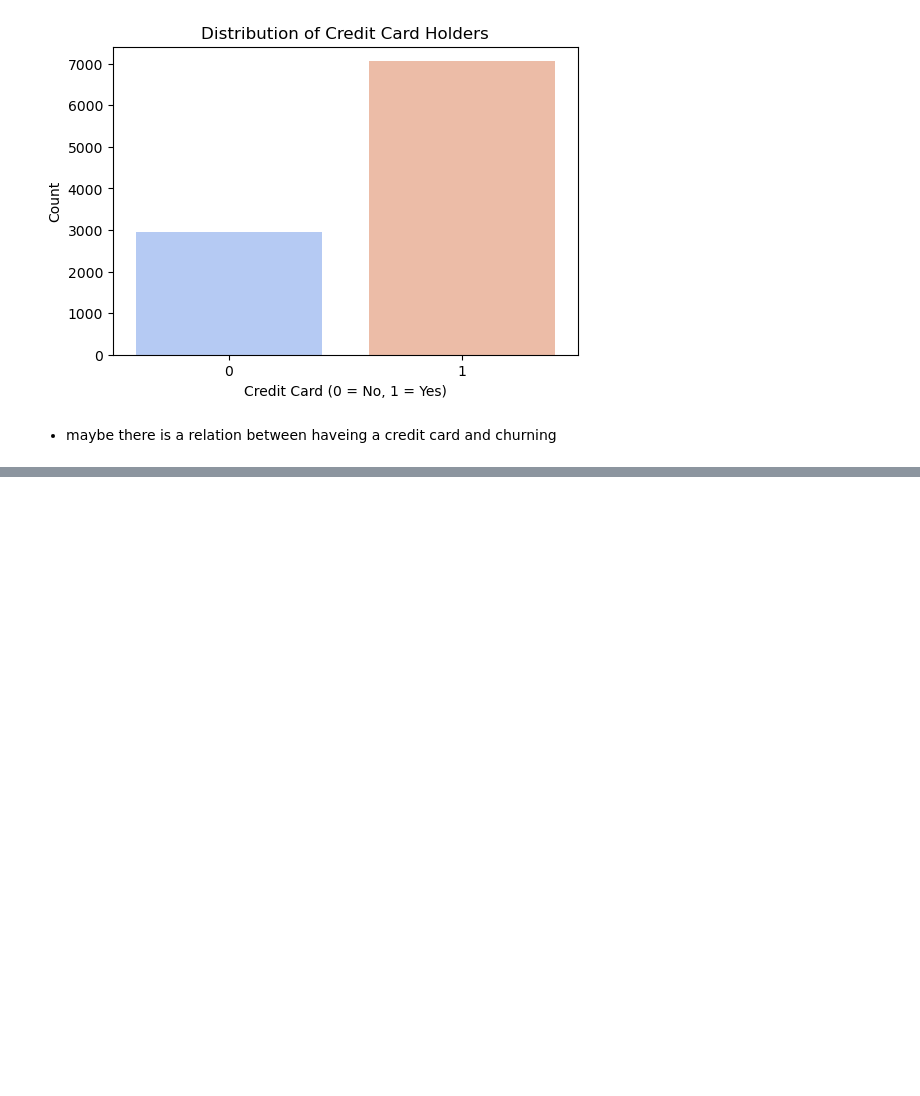
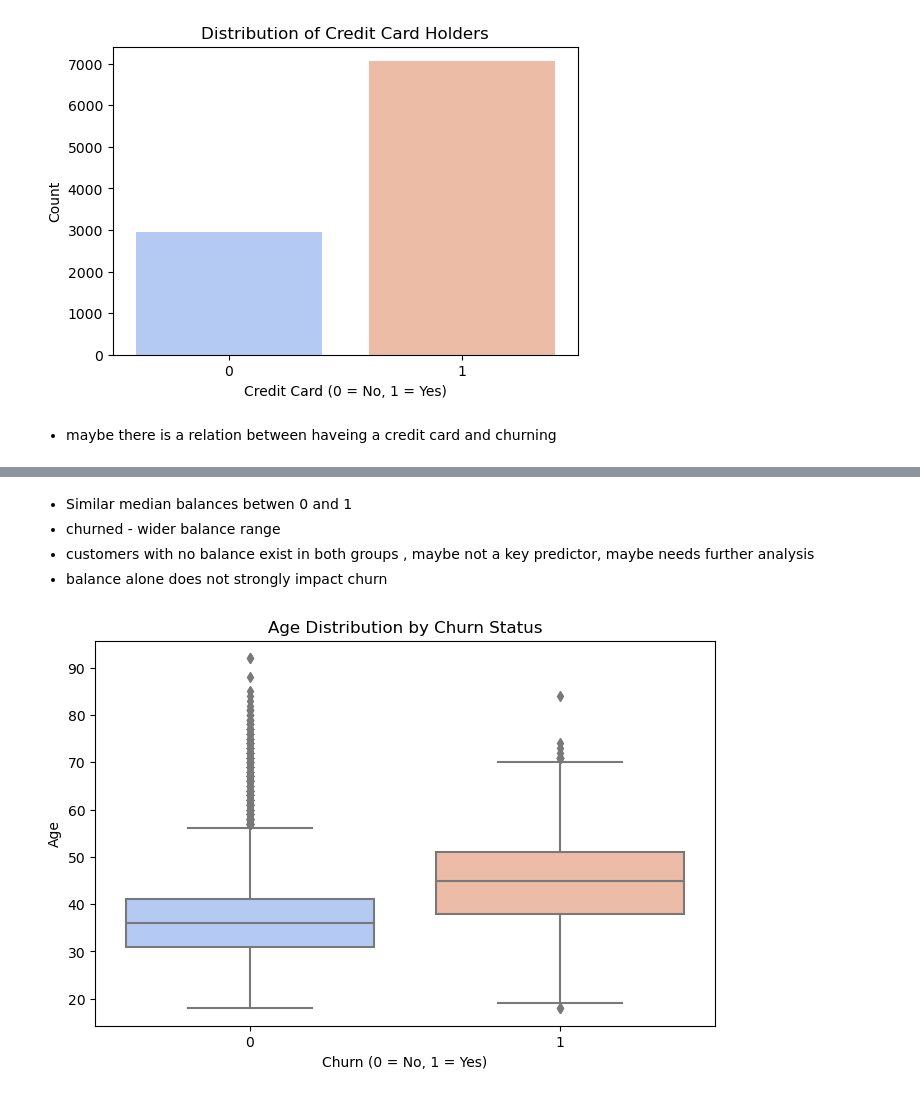
Before and after one commit to ejarazi2004/customer-churn-prediction, a Jupyter notebook: notebooks/01_exploratory_data_analysis.ipynb, the cells around one changed output, grey strips where cells are left out. Drawn from its saved outputs; the diff is of its cells as text; code cells hidden in the pictures; blank space fills up the shorter version.

```diff
--- a/notebooks/01_exploratory_data_analysis.ipynb
+++ b/notebooks/01_exploratory_data_analysis.ipynb
@@ -185,0 +197,15 @@ plt.show()
+# %% [markdown]
+- Similar median balances betwen 0 and 1
+- churned - wider balance range
+- customers with no balance exist in both groups , maybe not a key predictor, maybe needs further analysis
+- balance alone does not strongly impact churn
+# %%
+plt.figure(figsize=(8, 5))
+sns.boxplot(x=df['churn'], y=df['age'], palette="coolwarm")
+plt.xlabel("Churn (0 = No, 1 = Yes)")
+plt.ylabel("Age")
+plt.title("Age Distribution by Churn Status")
+save_fig("eda-num-Age-dist-by-churn-status")
+plt.show()
+# %% [output]
+[figure, added]
```
Also changed, not shown: parts of 23 cells of this notebook.
